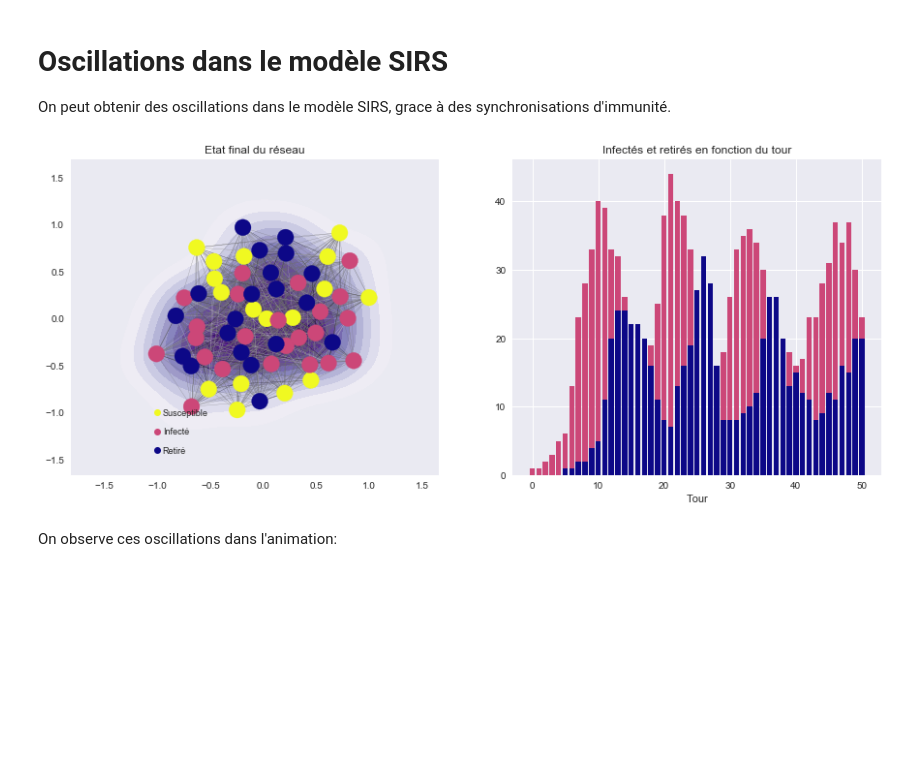
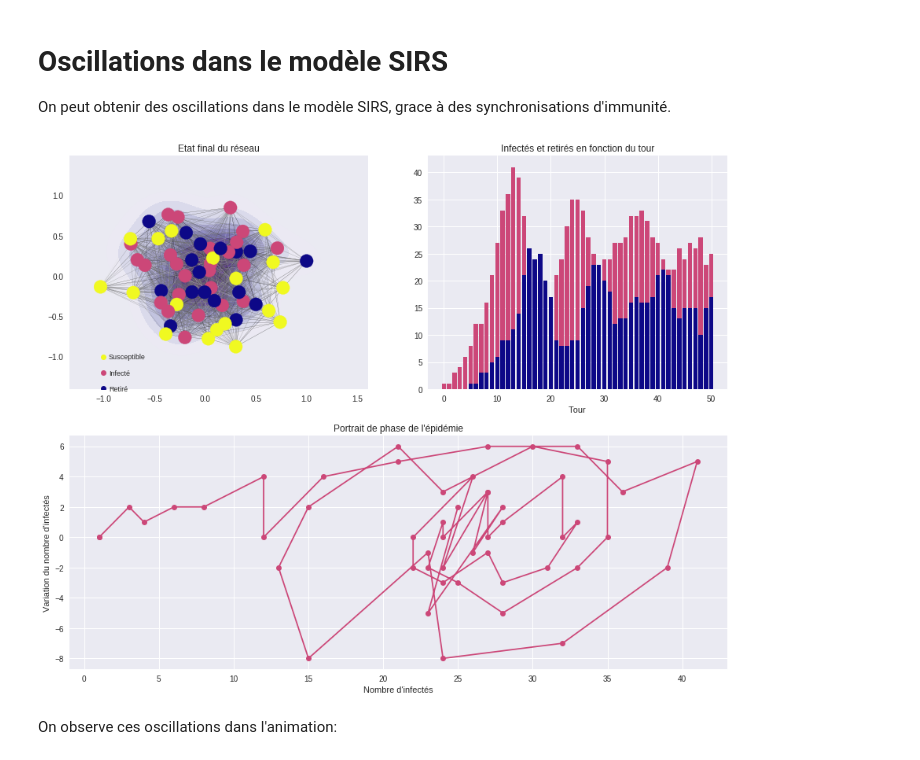
Before and after one commit to farid-fari/epidemics, a Jupyter notebook: epidemics/Exemples.ipynb, the cells around one changed output. Cells and saved outputs as stored; diff of their text form; code cells hidden in the pictures; blank space fills up the shorter version.

```diff
--- a/epidemics/Exemples.ipynb
+++ b/epidemics/Exemples.ipynb
@@ -51,9 +50,9 @@ branching.plot(n=5, k=3, p=0.8)
 # Oscillations dans le modèle SIRS
 On peut obtenir des oscillations dans le modèle SIRS, grace à des synchronisations d'immunité.
 # %%
-sirs_heat.plot(turns=50)
+sirs.plot(turns=50)
 # %% [output]
-[figure, old version]
+[figure, new version]
 # %% [markdown]
 On observe ces oscillations dans l'animation:
 # %%
```
Also changed, not shown: parts of 8 cells of this notebook, 4 other files.
